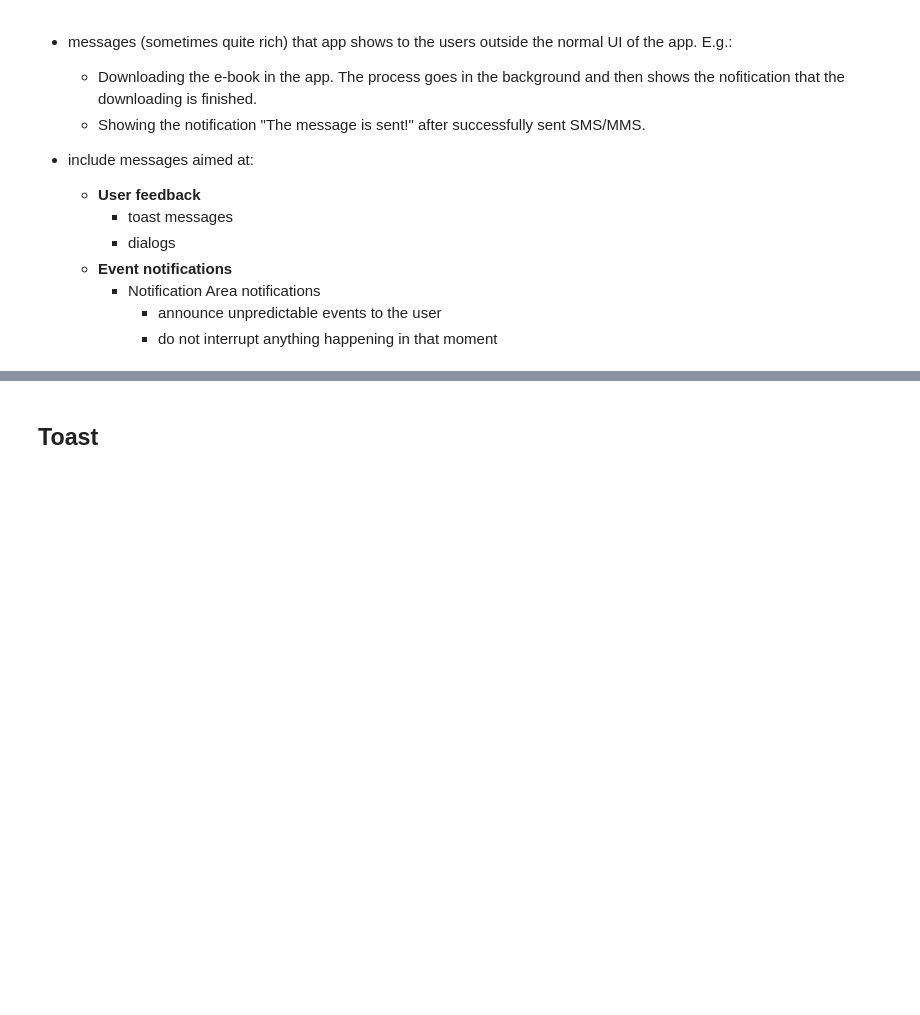
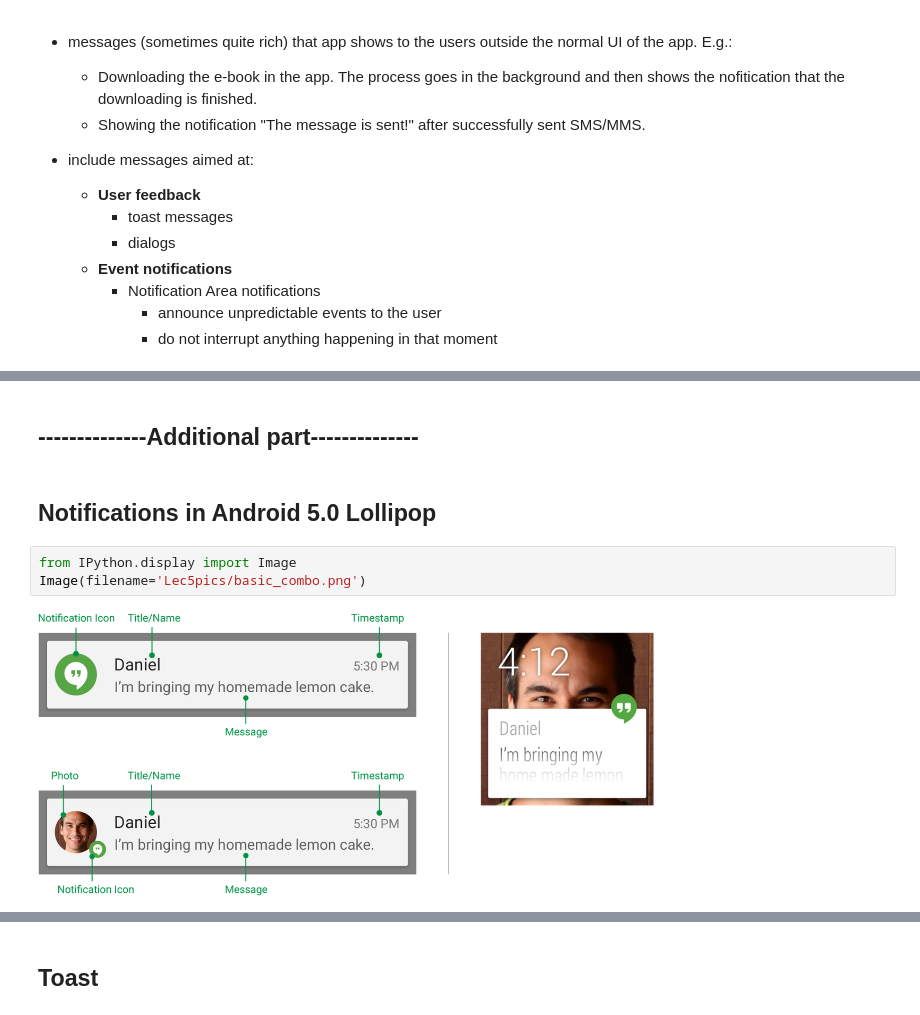
Before and after one commit to nobari/LAO, a Jupyter notebook: week5/Lecture5.ipynb, the cells around one changed output, grey strips where cells are left out. Saved outputs shown, nothing was run; the diff lists cells and outputs as text; blank space fills up the shorter version.

```diff
--- a/week5/Lecture5.ipynb
+++ b/week5/Lecture5.ipynb
@@ -19,2 +29,11 @@ Image(filename='Android-notifications-evolution.jpg')
 # %% [output]
 [figure]
+# %% [markdown]
+## --------------Additional part--------------
+# %% [markdown]
+## Notifications in Android 5.0 Lollipop
+# %%
+from IPython.display import Image
+Image(filename='Lec5pics/basic_combo.png')
+# %% [output]
+[figure, added]
```
Also changed, not shown: parts of 194 cells of this notebook, 40 other files.
